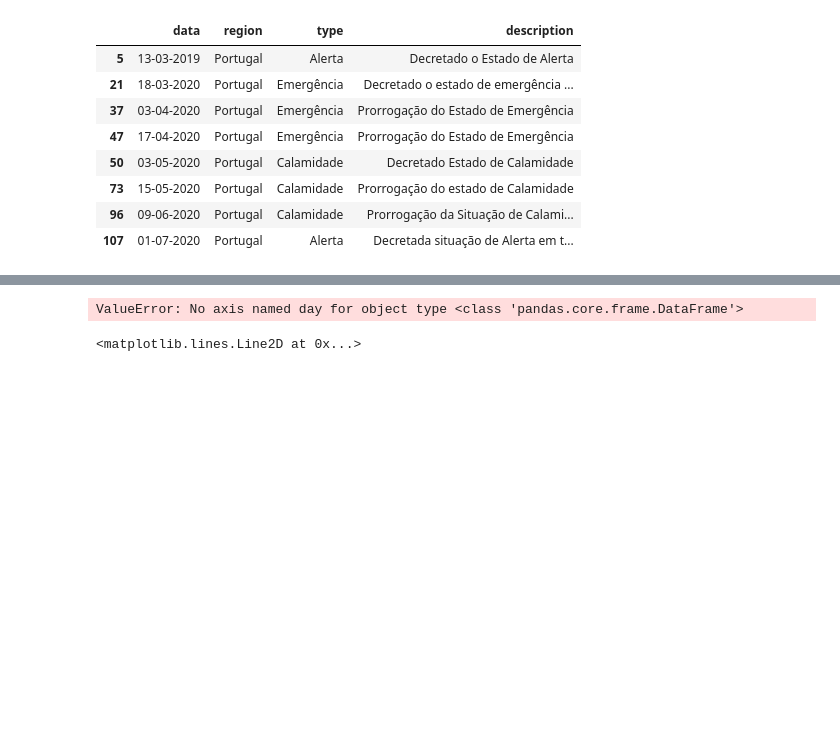
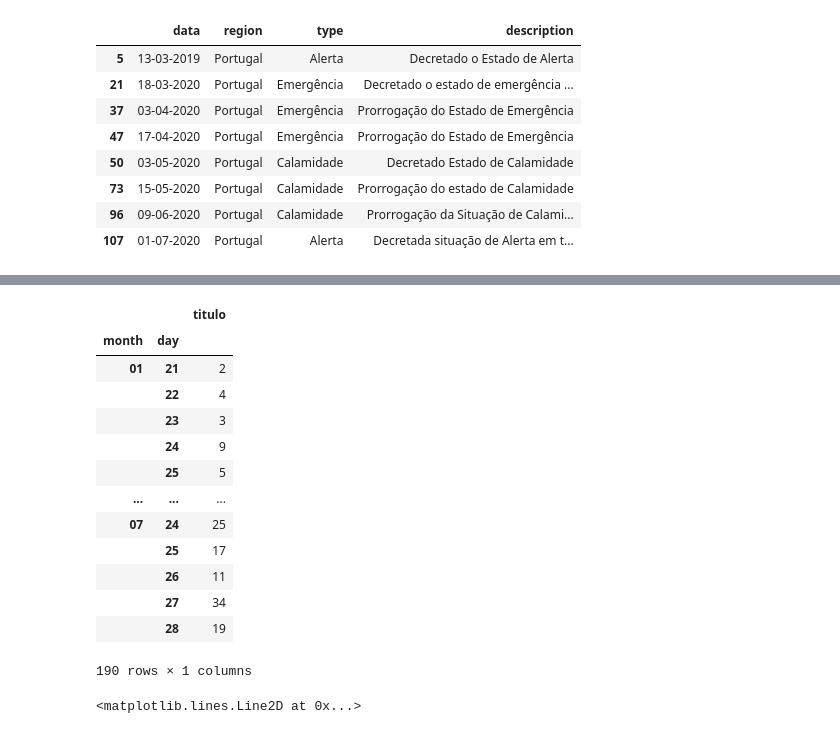
Before and after one commit to dssg-pt/miniproject-sentimentanalysis-covid, a Jupyter notebook: notebooks/news_analysis.ipynb, the cells around one changed output, grey strips where cells are left out. Drawn from its saved outputs; the diff is of its cells as text; code cells hidden in the pictures; blank space fills up the shorter version.

```diff
--- a/notebooks/news_analysis.ipynb
+++ b/notebooks/news_analysis.ipynb
@@ -299,7 +325,20 @@ Name: titulo, Length: 9670, dtype: object
 # %%
-df_publico[['month', 'day', 'titulo']].groupby('month', 'day').count()
+df_publico[['month', 'day', 'titulo']].groupby(['month', 'day']).count()
 # %% [output]
+|  |  | titulo |
+| month | day |  |
+| 01 | 21 | 2 |
+|  | 22 | 4 |
+|  | 23 | 3 |
+|  | 24 | 9 |
+|  | 25 | 5 |
+| ... | ... | ... |
+| 07 | 24 | 25 |
+|  | 25 | 17 |
+|  | 26 | 11 |
+|  | 27 | 34 |
+|  | 28 | 19 |
-ValueError: No axis named day for object type <class 'pandas.core.frame.DataFrame'>
+190 rows × 1 columns
 # %%
 ax = df_publico.groupby(['month', 'day']).count()['titulo'].plot(figsize=(15,5), marker='.')
 ax.axvline(x=, color='red')
```
Also changed, not shown: parts of 4 cells of this notebook.
